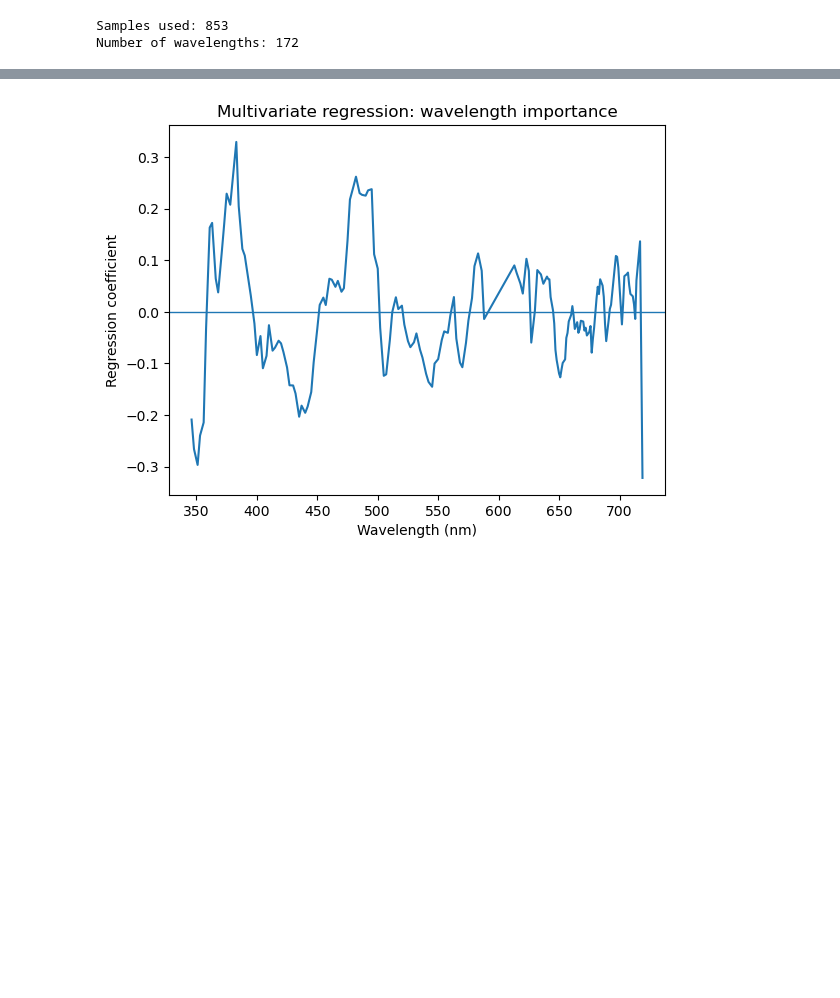
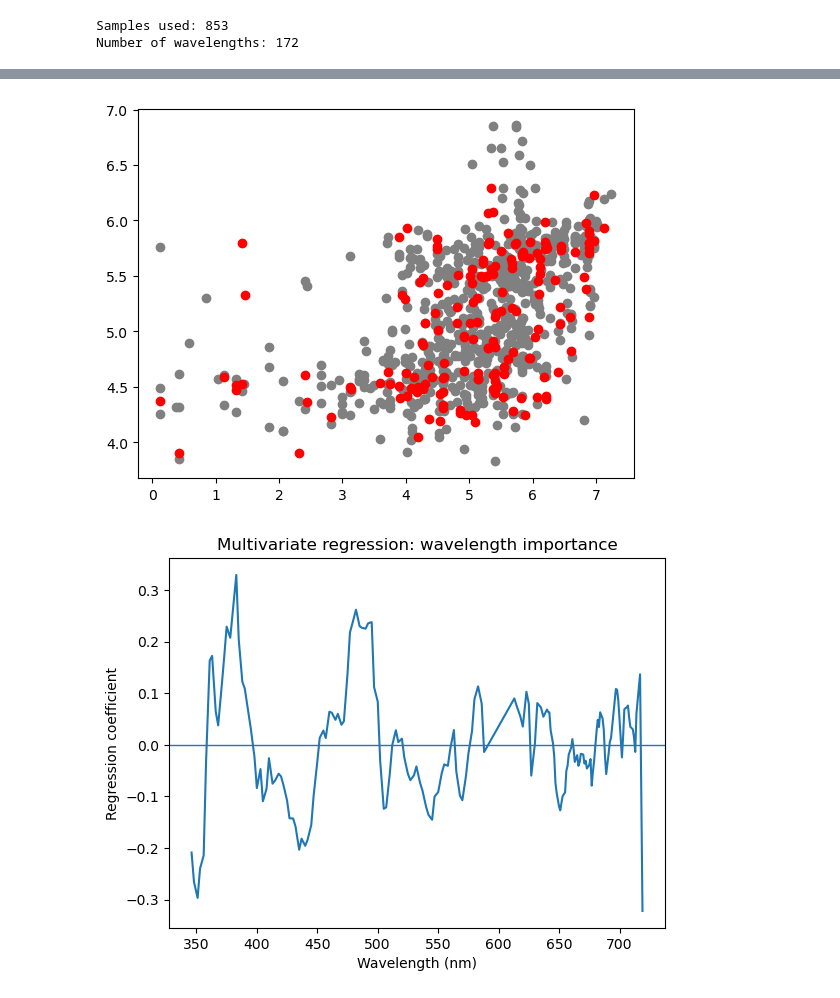
Before and after one commit to fish-pace/2026-proj-hypoxia-zones, a Jupyter notebook: contributor_folders/KrishnaMummadi/Multivariate_regression.ipynb, the cells around one changed output, grey strips where cells are left out. Saved outputs shown, nothing was run; the diff lists cells and outputs as text; code cells hidden in the pictures; blank space fills up the shorter version.

```diff
--- a/contributor_folders/KrishnaMummadi/Multivariate_regression.ipynb
+++ b/contributor_folders/KrishnaMummadi/Multivariate_regression.ipynb
@@ -42,6 +42,8 @@ model.fit(X_train, y_train)
 
 # predict
 y_pred = model.predict(X_test)
+y_pred_train = model.predict(X_train)
+
 
 # evaluate
 print("R²:", r2_score(y_test, y_pred))
@@ -52,18 +69,23 @@ RMSE: 1.1585992716847577
 # %%
 coef = model.named_steps["ridge"].coef_
 coef_s = pd.Series(coef, index=wl_cols)
 
 # numeric wavelengths for plotting
 wavelengths = np.array([int(c.replace("PRrs", "")) for c in wl_cols])
 order = np.argsort(wavelengths)
 
+##
+plt.figure
+plt.scatter(y_train, y_pred_train, color = "grey")
+plt.scatter(y_test, y_pred, color = "red")
+plt.show()
 
 plt.plot(wavelengths[order], coef_s.values[order])
 plt.axhline(0, linewidth=1)
 plt.xlabel("Wavelength (nm)")
 plt.ylabel("Regression coefficient")
 plt.title("Multivariate regression: wavelength importance")
 plt.show()
-####
 # %% [output]
-[figure, old version]
+[figure, new version]
+[figure, added]
```
Also changed, not shown: parts of 1 cell of this notebook.
